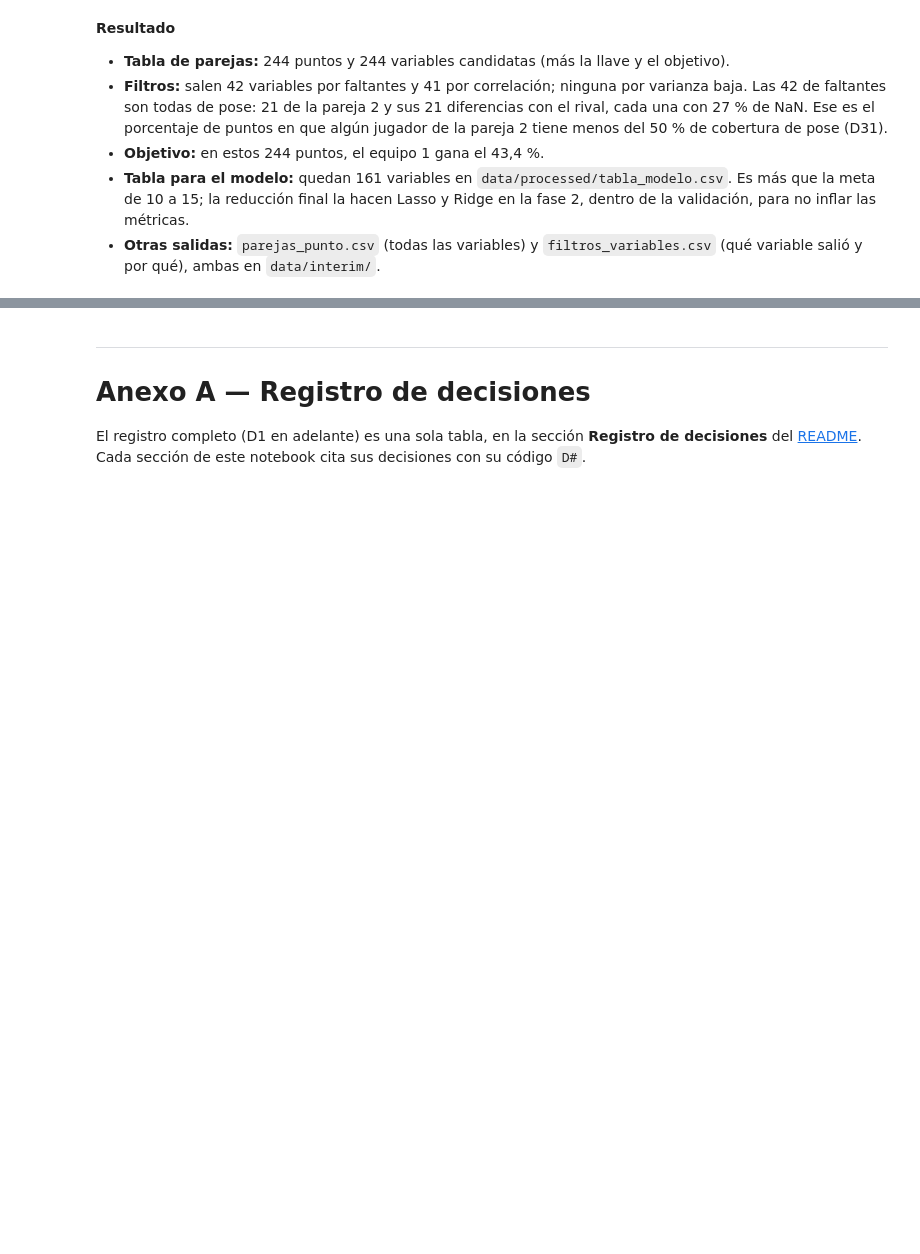
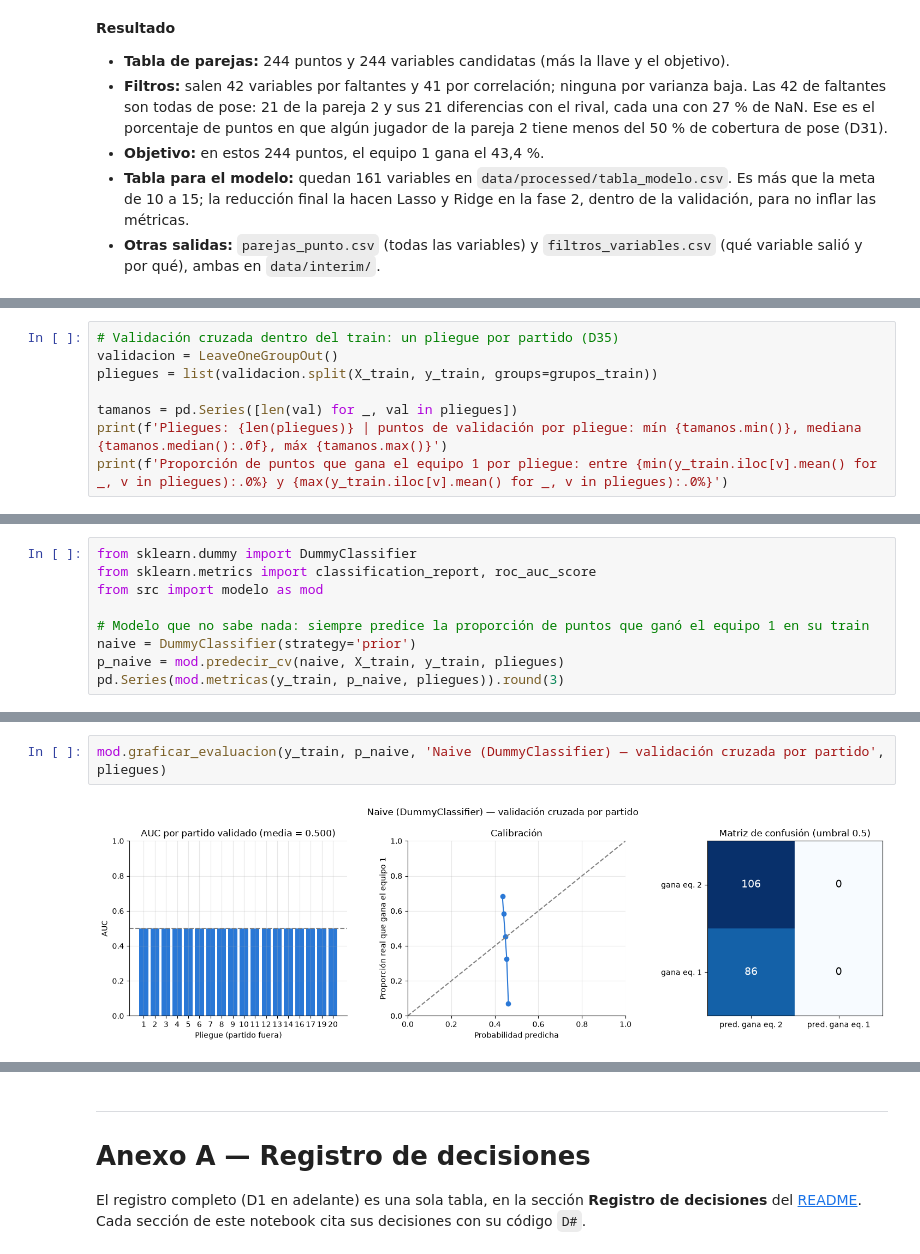
Before and after one commit to juanjocamposv/Proyecto_final_analitica, a Jupyter notebook: notebooks/Proyecto_Parejas_Padel.ipynb, the cells around one changed output, grey strips where cells are left out. Drawn from its saved outputs; the diff is of its cells as text; blank space fills up the shorter version.

```diff
--- a/notebooks/Proyecto_Parejas_Padel.ipynb
+++ b/notebooks/Proyecto_Parejas_Padel.ipynb
@@ -1310,0 +1476,8 @@ Guardado: data\processed\tabla_modelo.csv
+# %%
+# Validación cruzada dentro del train: un pliegue por partido (D35)
+validacion = LeaveOneGroupOut()
+pliegues = list(validacion.split(X_train, y_train, groups=grupos_train))
+
+tamanos = pd.Series([len(val) for _, val in pliegues])
+print(f'Pliegues: {len(pliegues)} | puntos de validación por pliegue: mín {tamanos.min()}, mediana {tamanos.median():.0f}, máx {tamanos.max()}')
+print(f'Proporción de puntos que gana el equipo 1 por pliegue: entre {min(y_train.iloc[v].mean() for _, v in pliegues):.0%} y {max(y_train.iloc[v].mean() for _, v in pliegues):.0%}')
@@ -1310,0 +1556,9 @@ Guardado: data\processed\tabla_modelo.csv
+# %%
+from sklearn.dummy import DummyClassifier
+from sklearn.metrics import classification_report, roc_auc_score
+from src import modelo as mod
+
+# Modelo que no sabe nada: siempre predice la proporción de puntos que ganó el equipo 1 en su train
+naive = DummyClassifier(strategy='prior')
+p_naive = mod.predecir_cv(naive, X_train, y_train, pliegues)
+pd.Series(mod.metricas(y_train, p_naive, pliegues)).round(3)
@@ -1310,0 +1599,4 @@ Guardado: data\processed\tabla_modelo.csv
+# %%
+mod.graficar_evaluacion(y_train, p_naive, 'Naive (DummyClassifier) — validación cruzada por partido', pliegues)
+# %% [output]
+[figure, added]
```
Also changed, not shown: parts of 52 cells of this notebook, 15 other files.
